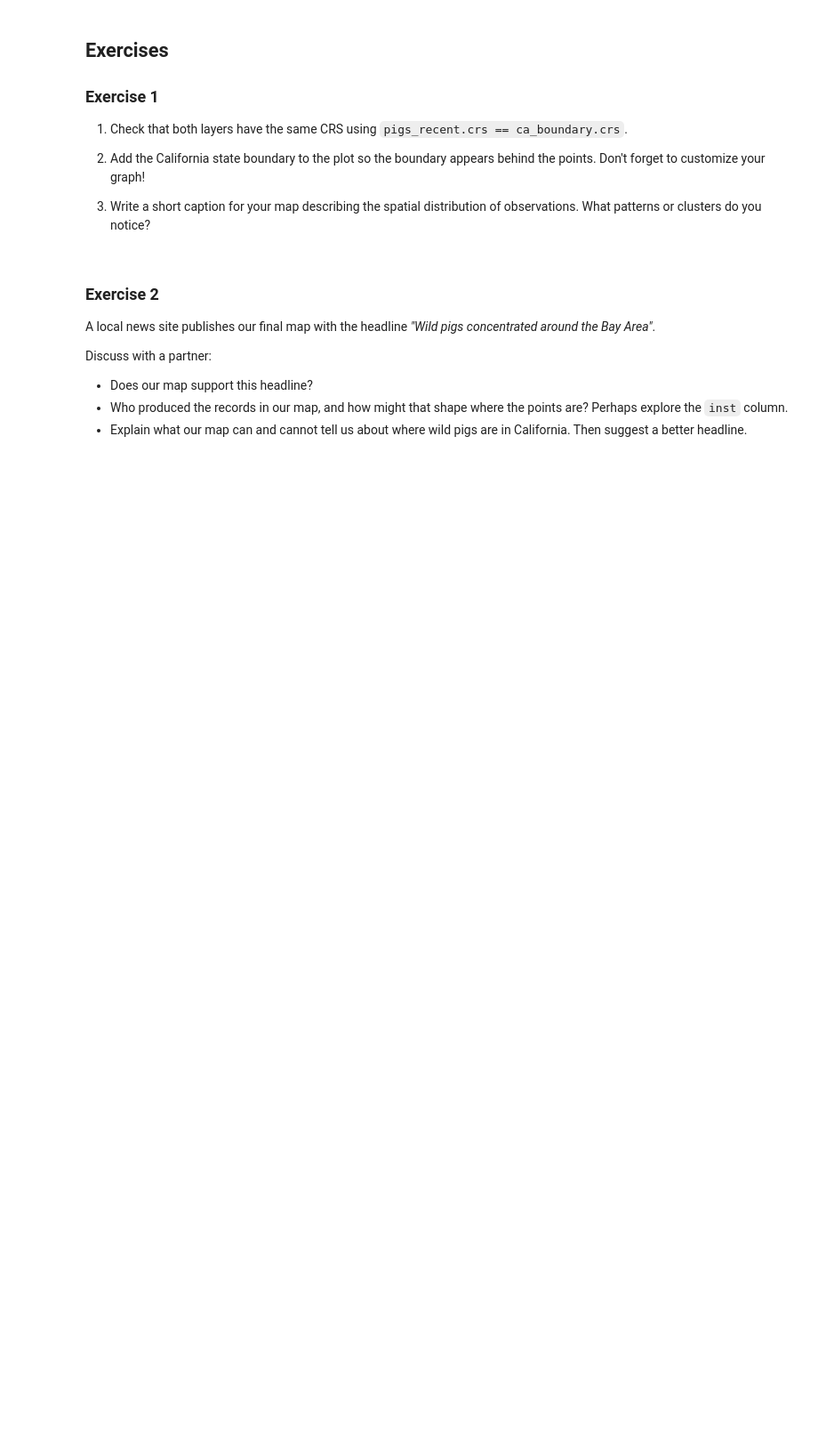
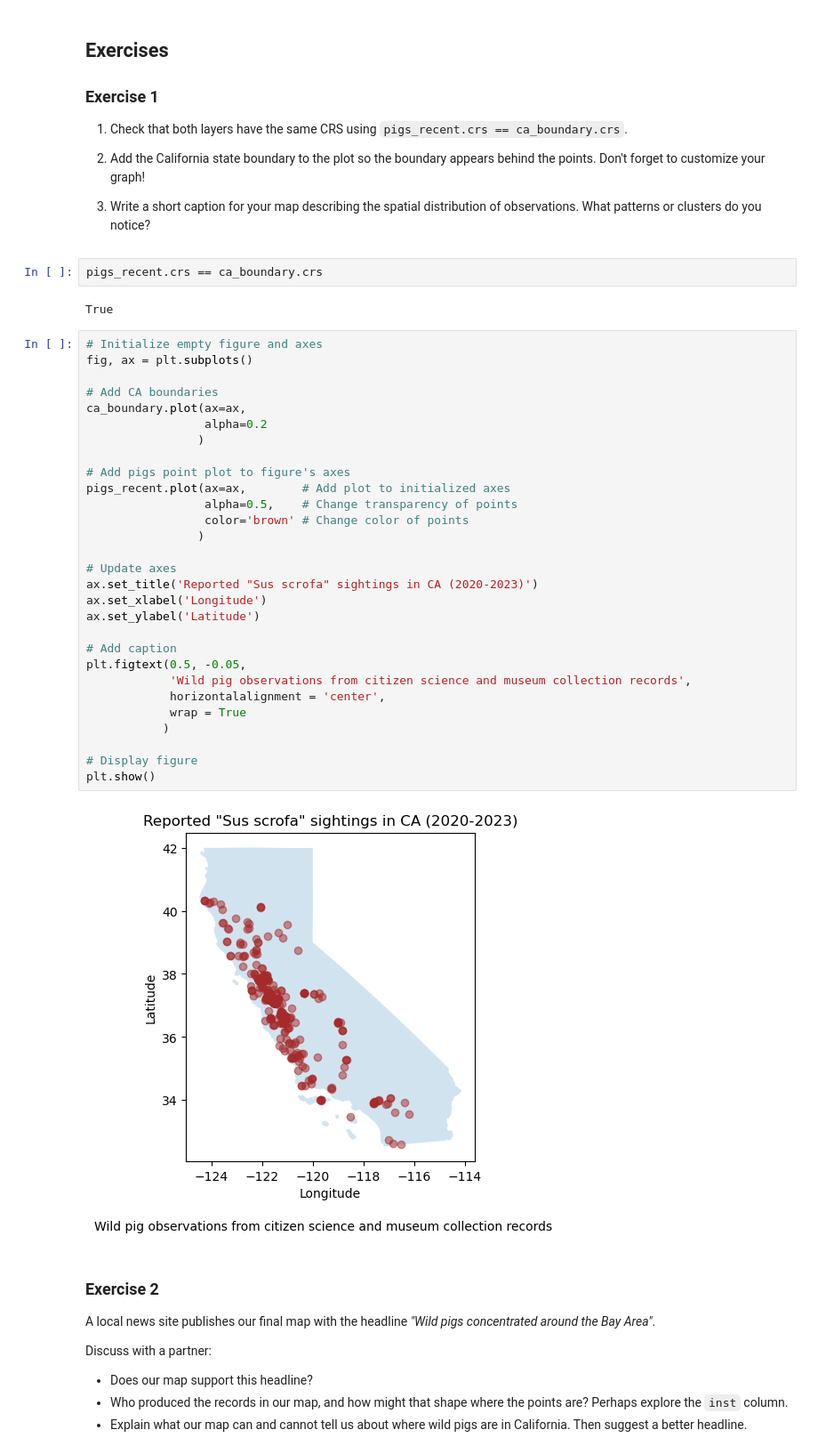
Before and after one commit to sarah-busby/eds220-in-class, a Jupyter notebook: week-5-geopandas-intro-STUDENTS.ipynb, the cells around one changed output. Shown at 89% size. Cells and saved outputs as stored; diff of their text form; blank space fills up the shorter version.

```diff
--- a/week-5-geopandas-intro-STUDENTS.ipynb
+++ b/week-5-geopandas-intro-STUDENTS.ipynb
@@ -352,6 +381,41 @@ Then some simple customization for our pigs data could look like this:
 2. Add the California state boundary to the plot so the boundary appears behind the points. Don't forget to customize your graph!
 
 3. Write a short caption for your map describing the spatial distribution of observations. What patterns or clusters do you notice?
+# %%
+pigs_recent.crs == ca_boundary.crs
+# %% [output]
+True
+# %%
+# Initialize empty figure and axes
+fig, ax = plt.subplots()
+
+# Add CA boundaries
+ca_boundary.plot(ax=ax,
+                 alpha=0.2
+                )
+
+# Add pigs point plot to figure's axes
+pigs_recent.plot(ax=ax,        # Add plot to initialized axes
+                 alpha=0.5,    # Change transparency of points
+                 color='brown' # Change color of points
+                )
+
+# Update axes
+ax.set_title('Reported "Sus scrofa" sightings in CA (2020-2023)')
+ax.set_xlabel('Longitude')
+ax.set_ylabel('Latitude')
+
+# Add caption
+plt.figtext(0.5, -0.05,
+            'Wild pig observations from citizen science and museum collection records',
+            horizontalalignment = 'center',
+            wrap = True
+           )
+
+# Display figure
+plt.show()
+# %% [output]
+[figure, added]
 # %% [markdown]
 ### Exercise 2
 
```
Also changed, not shown: parts of 5 cells of this notebook.
